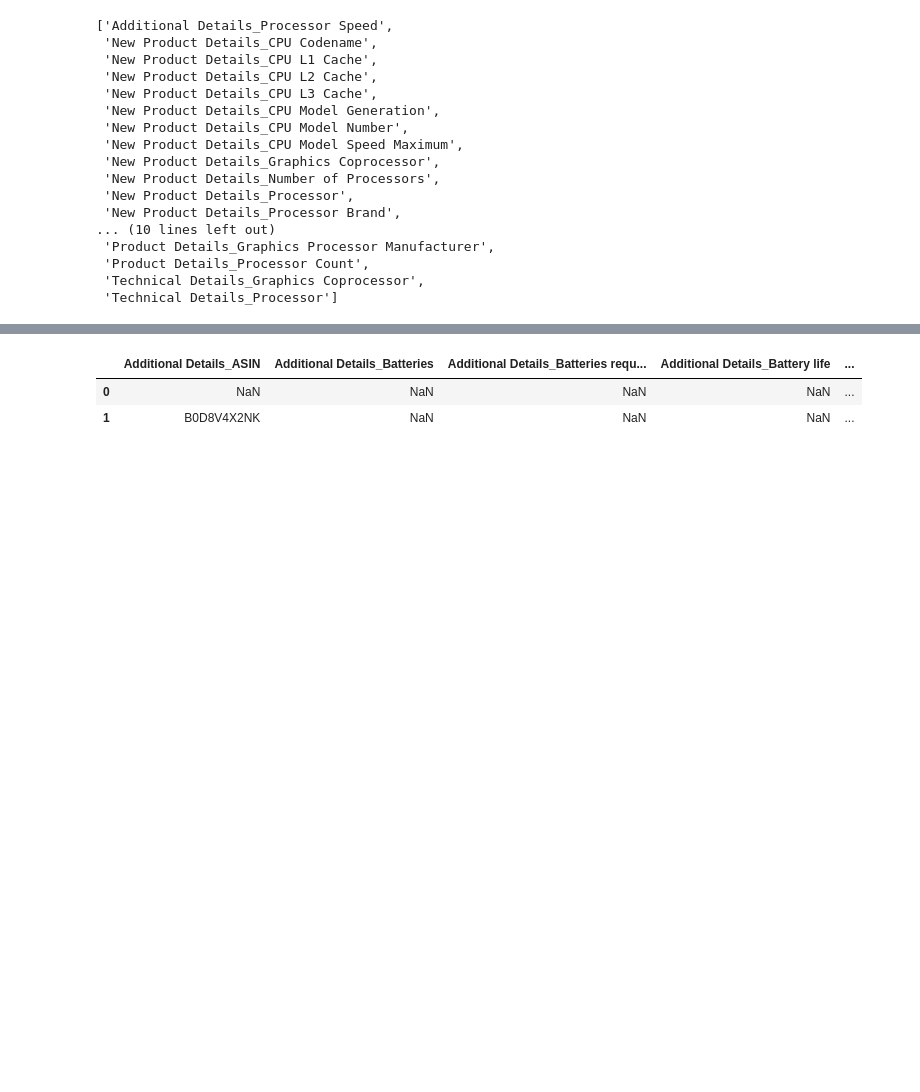
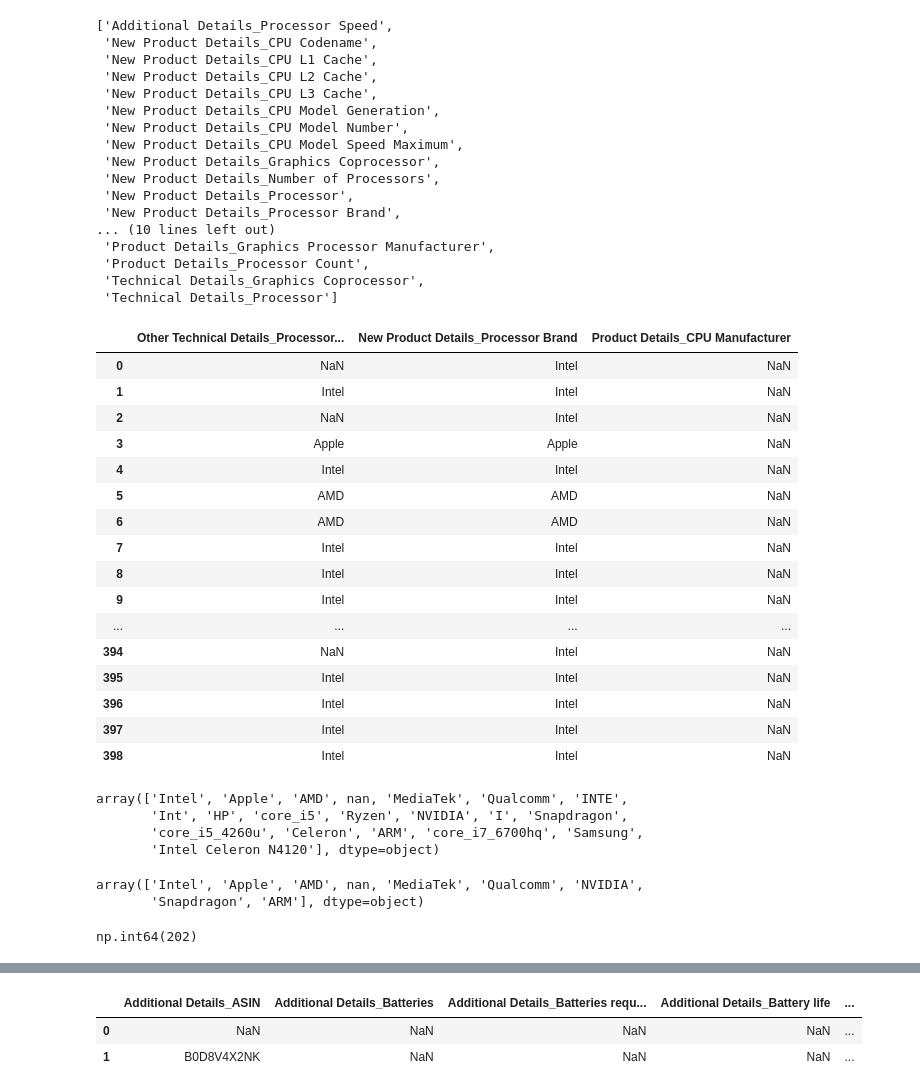
Before and after one commit to VaibhavSaran/CSE-587-PROJECT-LAPTRACK, a Jupyter notebook: Phase2/dataCollection/amazon/amazonCleaning.ipynb, the cells around one changed output, grey strips where cells are left out. Saved outputs shown, nothing was run; the diff lists cells and outputs as text; code cells hidden in the pictures; blank space fills up the shorter version.

```diff
--- a/Phase2/dataCollection/amazon/amazonCleaning.ipynb
+++ b/Phase2/dataCollection/amazon/amazonCleaning.ipynb
@@ -37,0 +60,7 @@ df['Brand'] = df[brandColumns].bfill(axis=1).iloc[:,0]
+# %%
+df.loc[df['Brand'] == 'Harry Potter',['Brand']] = 'HP'
+df.loc[df['Brand'] == 'HEWLETT PACKARD',['Brand']] = 'HP'
+df.loc[df['Brand'] == 'hp',['Brand']] = 'HP'
+df.loc[df['Brand'].str.contains('lenovo', case=False, na=False), 'Brand'] = 'Lenovo'
+df.loc[df['Brand'].str.contains('acer', case=False, na=False), 'Brand'] = 'Acer'
+df.loc[df['Brand'].str.contains('dell', case=False, na=False), 'Brand'] = 'Dell'
@@ -61,3 +134,30 @@ processorColumnsFiltered
 processorBrandColumns = ['Other Technical Details_Processor Brand','New Product Details_Processor Brand','Product Details_CPU Manufacturer']
 df = df.copy()
 df['Processor_Brand'] = df[processorBrandColumns].bfill(axis=1).iloc[:,0]
+# %%
+df[processorBrandColumns]
+# %% [output]
+|  | Other Technical Details_Processor... | New Product Details_Processor Brand | Product Details_CPU Manufacturer |
+| 0 | NaN | Intel | NaN |
+| 1 | Intel | Intel | NaN |
+| 2 | NaN | Intel | NaN |
+| 3 | Apple | Apple | NaN |
+| 4 | Intel | Intel | NaN |
+| 5 | AMD | AMD | NaN |
+| 6 | AMD | AMD | NaN |
+| 7 | Intel | Intel | NaN |
+| 8 | Intel | Intel | NaN |
+| 9 | Intel | Intel | NaN |
+| ... | ... | ... | ... |
+| 394 | NaN | Intel | NaN |
+| 395 | Intel | Intel | NaN |
+| 396 | Intel | Intel | NaN |
+| 397 | Intel | Intel | NaN |
+| 398 | Intel | Intel | NaN |
+# %%
+df['Processor_Brand'].unique()
+# %% [output]
+array(['Intel', 'Apple', 'AMD', nan, 'MediaTek', 'Qualcomm', 'INTE',
+       'Int', 'HP', 'core_i5', 'Ryzen', 'NVIDIA', 'I', 'Snapdragon',
+       'core_i5_4260u', 'Celeron', 'ARM', 'core_i7_6700hq', 'Samsung',
+       'Intel Celeron N4120'], dtype=object)
@@ -63,0 +203,9 @@ df['Processor_Brand'] = df[processorBrandColumns].bfill(axis=1).iloc[:,0]
+# %%
+df['Processor_Brand'].unique()
+# %% [output]
+array(['Intel', 'Apple', 'AMD', nan, 'MediaTek', 'Qualcomm', 'NVIDIA',
+       'Snapdragon', 'ARM'], dtype=object)
+# %%
+df['Processor_Brand'].isnull().sum()
+# %% [output]
+np.int64(202)
```
Also changed, not shown: parts of 90 cells of this notebook, 7 other files.
